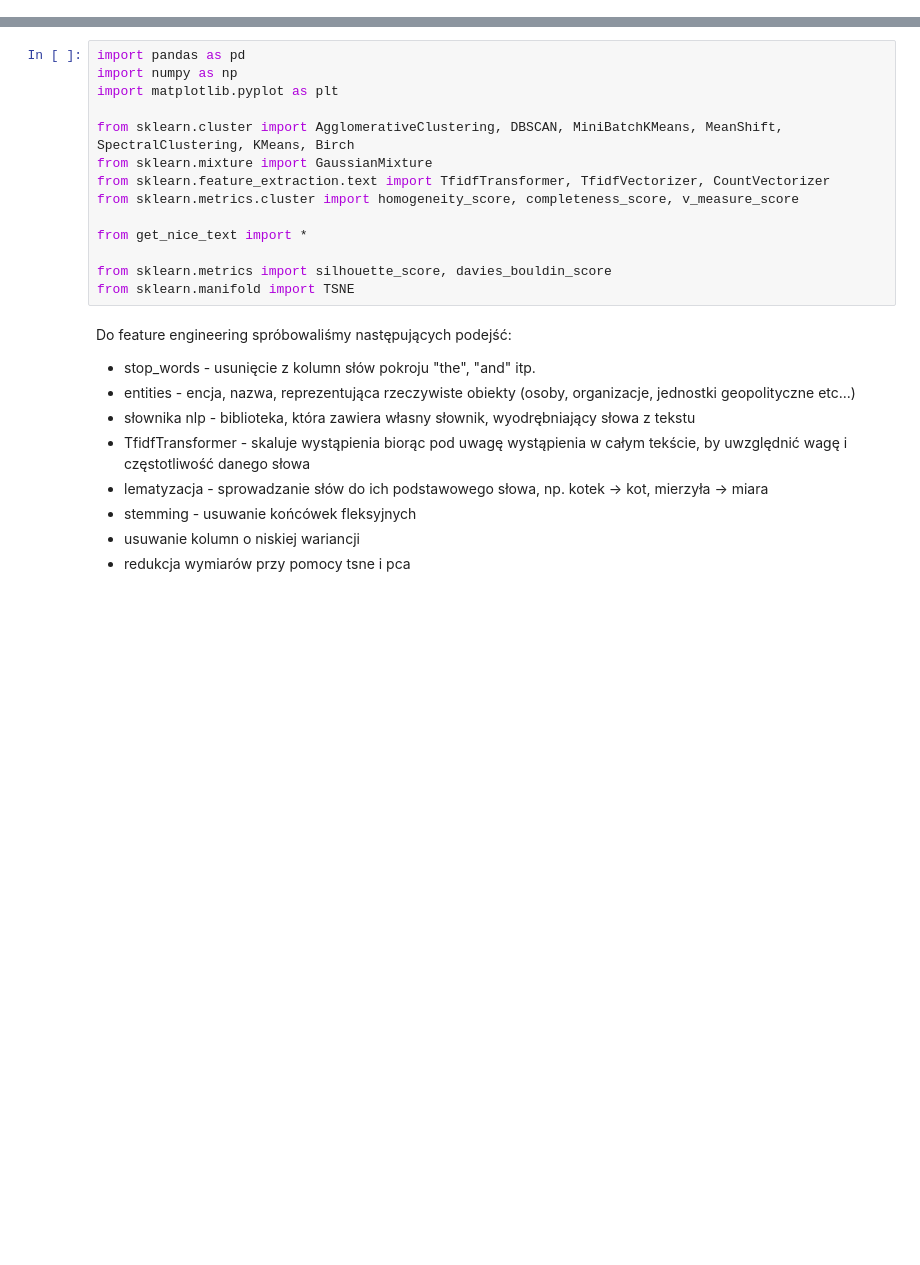
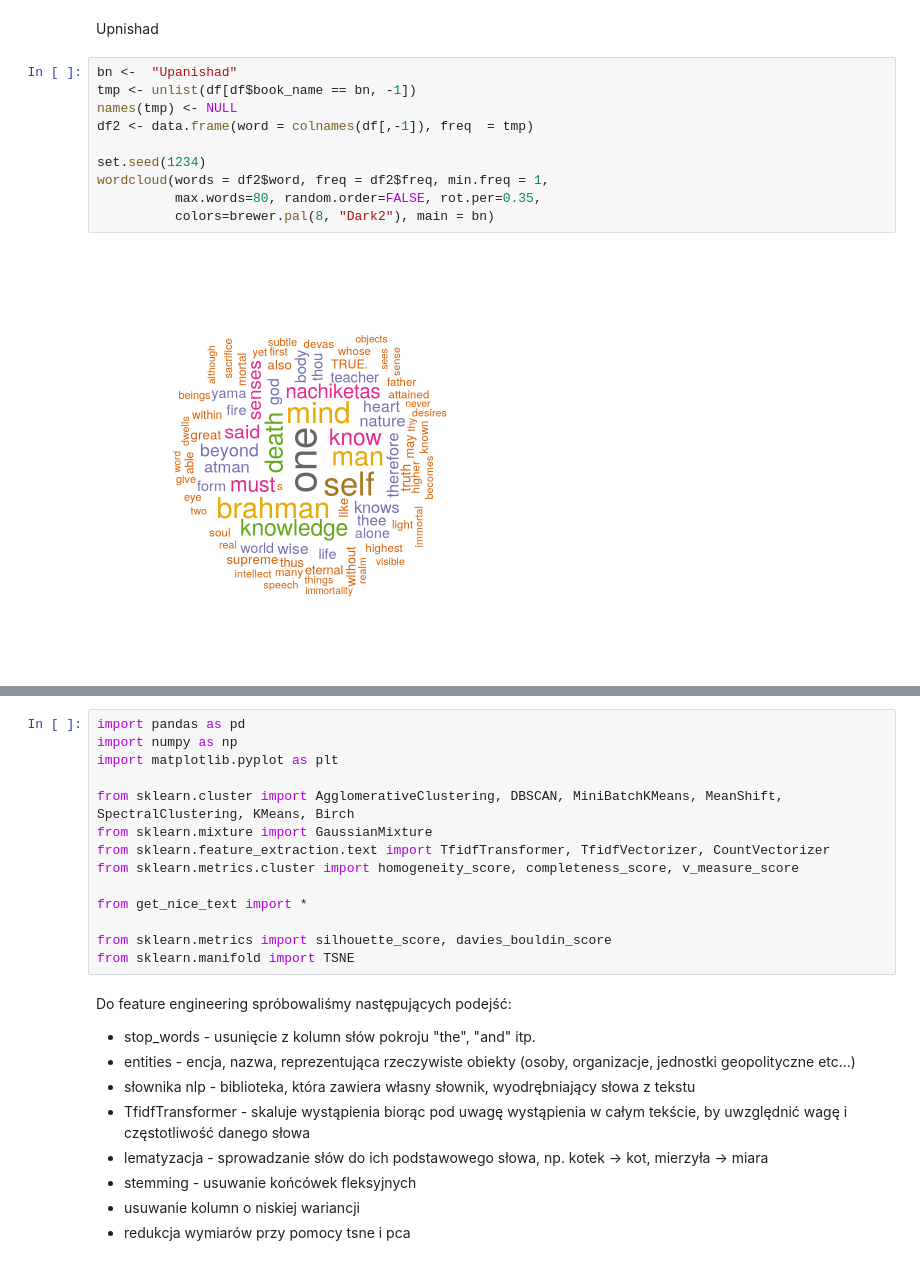
Before and after one commit to HaZdula/sacred_texts, a Jupyter notebook: raport.ipynb, the cells around one changed output, grey strips where cells are left out. Cells and saved outputs as stored; diff of their text form; blank space fills up the shorter version.

```diff
--- a/raport.ipynb
+++ b/raport.ipynb
@@ -0,0 +133,14 @@
+# %% [markdown]
+Upnishad
+# %%
+bn <-  "Upanishad"
+tmp <- unlist(df[df$book_name == bn, -1])
+names(tmp) <- NULL
+df2 <- data.frame(word = colnames(df[,-1]), freq  = tmp)
+
+set.seed(1234)
+wordcloud(words = df2$word, freq = df2$freq, min.freq = 1,
+          max.words=80, random.order=FALSE, rot.per=0.35,
+          colors=brewer.pal(8, "Dark2"), main = bn)
+# %% [output]
+[figure, added]
```
Also changed, not shown: parts of 41 cells of this notebook.
